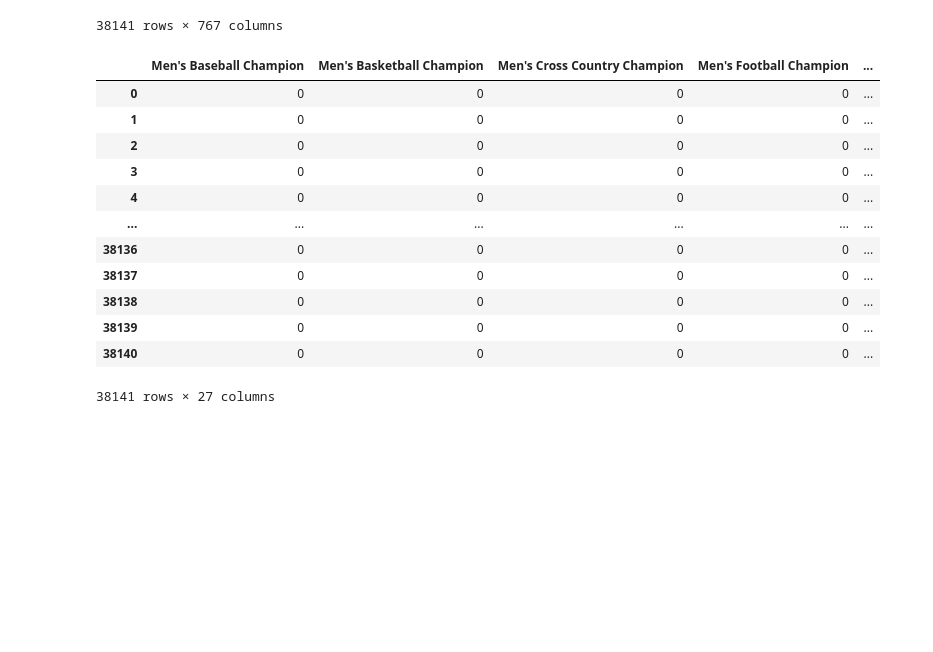
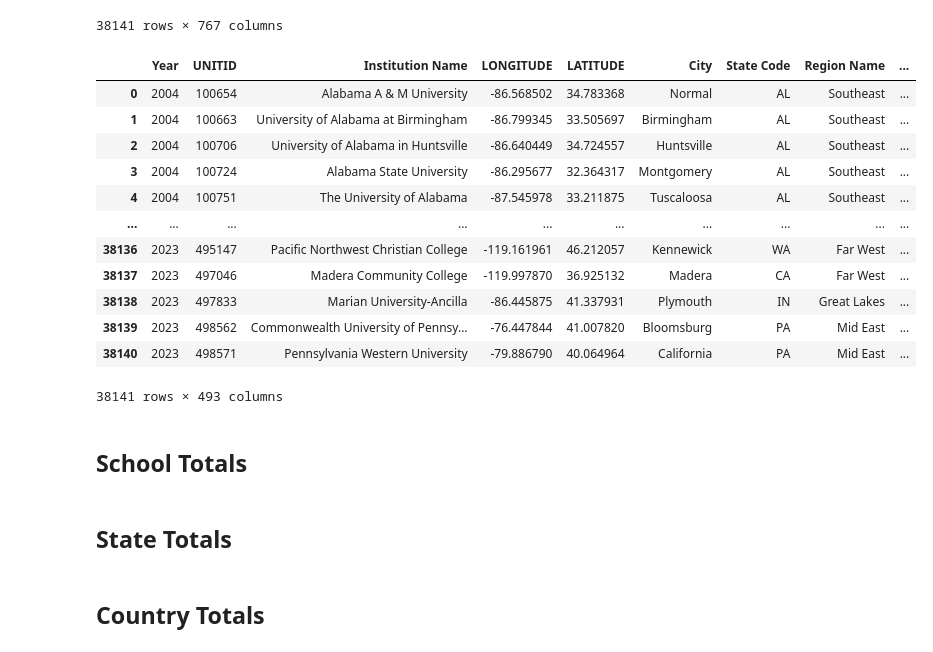
Before and after one commit to jmartinez99-gt/CSE6242-Fall2025-Team42, a Jupyter notebook: merging/merge_all.ipynb, the cells around one changed output. Drawn from its saved outputs; the diff is of its cells as text; code cells hidden in the pictures; blank space fills up the shorter version.

```diff
--- a/merging/merge_all.ipynb
+++ b/merging/merge_all.ipynb
@@ -105,6 +105,7 @@ merged
 38119 rows × 740 columns
 # %%
 merged['Total Enrollment'] = merged['Number of Grad Students'] + merged['Total Undergraduates']
+merged = merged.rename(columns={'Number of Grad Students': 'Total Grad Students'})
 merged[merged['Sanction Name']=='NCAA']
 # %% [output]
 |  | Year | UNITID | INSTNM | LONGITUDE | LATITUDE | HBCU | City | Region Name | Predominant Degree | ... |
@@ -206,24 +207,40 @@ merged
 | 38139 | 2023 | 498562 | Commonwealth University of Pennsy... | Bloomsburg | PA | Mid East | Public | <NA> | ... |
 | 38140 | 2023 | 498571 | Pennsylvania Western University | California | PA | Mid East | Public | <NA> | ... |
 38141 rows × 767 columns
-# %%
-import pickle
-champ_cols = pickle.load(open('../data/mappings/champion_col_names.pkl', 'rb'))
-merged[champ_cols] = merged[champ_cols].fillna(0).astype(int)
-merged[champ_cols]
-# %% [output]
-|  | Men's Baseball Champion | Men's Basketball Champion | Men's Cross Country Champion | Men's Football Champion | ... |
-| 0 | 0 | 0 | 0 | 0 | ... |
-| 1 | 0 | 0 | 0 | 0 | ... |
-| 2 | 0 | 0 | 0 | 0 | ... |
-| 3 | 0 | 0 | 0 | 0 | ... |
-| 4 | 0 | 0 | 0 | 0 | ... |
-| ... | ... | ... | ... | ... | ... |
-| 38136 | 0 | 0 | 0 | 0 | ... |
-| 38137 | 0 | 0 | 0 | 0 | ... |
-| 38138 | 0 | 0 | 0 | 0 | ... |
-| 38139 | 0 | 0 | 0 | 0 | ... |
-| 38140 | 0 | 0 | 0 | 0 | ... |
-38141 rows × 27 columns
+# %%
+import pickle
+a_cols = pickle.load(open('../data/mappings/Accolades_columns.pkl' ,'rb'))
+c_cols = pickle.load(open('../data/mappings/Census_columns.pkl' ,'rb'))
+cs_dict = pickle.load(open('../data/mappings/CollegeScorecard_columns.pkl' ,'rb'))
+sp_dict = pickle.load(open('../data/mappings/SportParticipation_columns.pkl' ,'rb'))
+# %%
+merged[a_cols] = merged[a_cols].fillna(0)
+# %%
+final_cols = cs_dict['keys'] + cs_dict['coords'] + cs_dict['categorical'] + cs_dict['numerical']
+for cols in sp_dict.values():
+    final_cols += cols
+final_cols += a_cols
+final_cols += c_cols
+merged[final_cols]
+# %% [output]
+|  | Year | UNITID | Institution Name | LONGITUDE | LATITUDE | City | State Code | Region Name | ... |
+| 0 | 2004 | 100654 | Alabama A & M University | -86.568502 | 34.783368 | Normal | AL | Southeast | ... |
+| 1 | 2004 | 100663 | University of Alabama at Birmingham | -86.799345 | 33.505697 | Birmingham | AL | Southeast | ... |
+| 2 | 2004 | 100706 | University of Alabama in Huntsville | -86.640449 | 34.724557 | Huntsville | AL | Southeast | ... |
+| 3 | 2004 | 100724 | Alabama State University | -86.295677 | 32.364317 | Montgomery | AL | Southeast | ... |
+| 4 | 2004 | 100751 | The University of Alabama | -87.545978 | 33.211875 | Tuscaloosa | AL | Southeast | ... |
+| ... | ... | ... | ... | ... | ... | ... | ... | ... | ... |
+| 38136 | 2023 | 495147 | Pacific Northwest Christian College | -119.161961 | 46.212057 | Kennewick | WA | Far West | ... |
+| 38137 | 2023 | 497046 | Madera Community College | -119.997870 | 36.925132 | Madera | CA | Far West | ... |
+| 38138 | 2023 | 497833 | Marian University-Ancilla | -86.445875 | 41.337931 | Plymouth | IN | Great Lakes | ... |
+| 38139 | 2023 | 498562 | Commonwealth University of Pennsy... | -76.447844 | 41.007820 | Bloomsburg | PA | Mid East | ... |
+| 38140 | 2023 | 498571 | Pennsylvania Western University | -79.886790 | 40.064964 | California | PA | Mid East | ... |
+38141 rows × 493 columns
 # %%
 merged.to_pickle('../data/merged/full_df.pkl')
+# %% [markdown]
+## School Totals
+# %% [markdown]
+## State Totals
+# %% [markdown]
+## Country Totals
```
Also changed, not shown: 5 other files.
